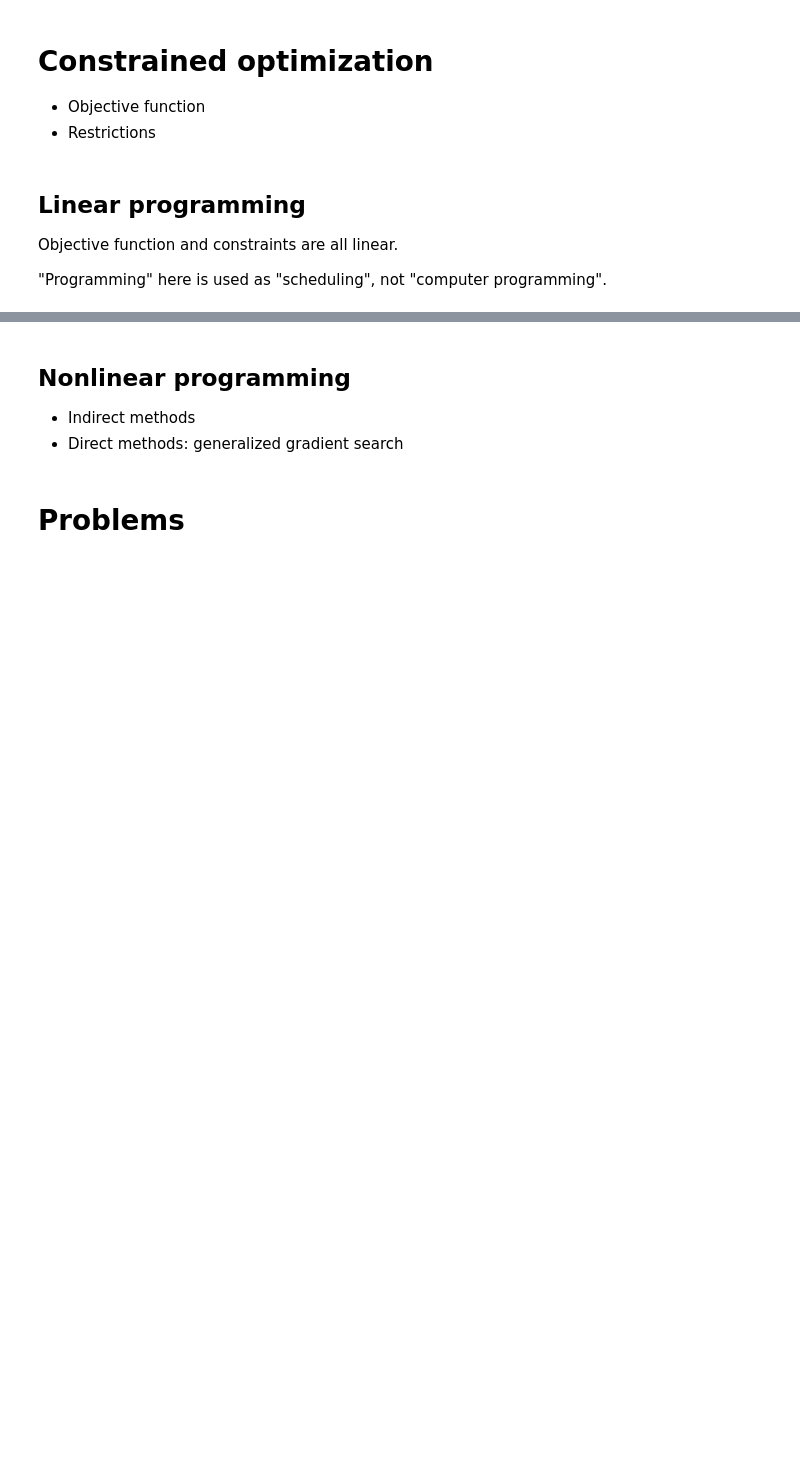
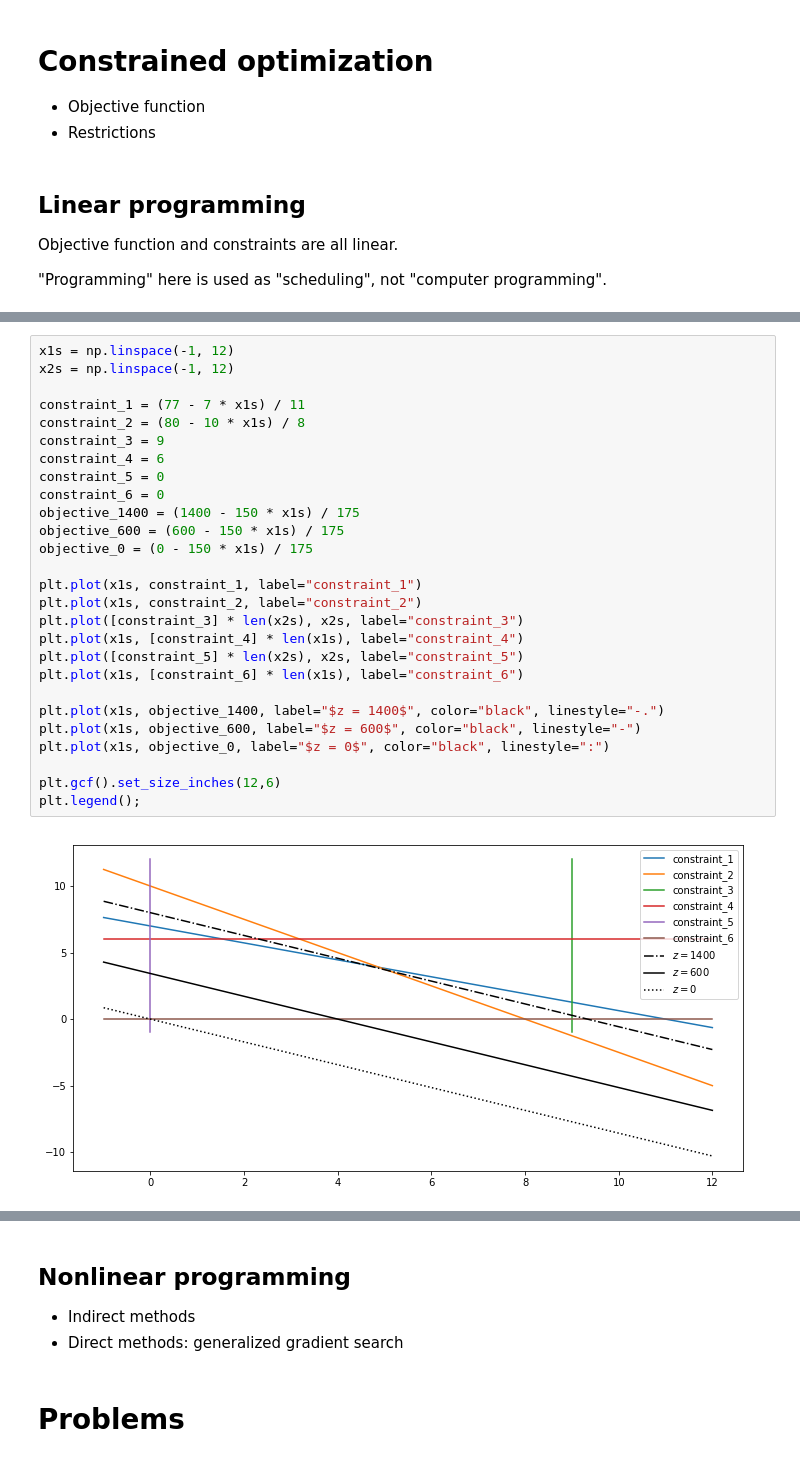
Before and after one commit to danimateos/numerical_methods, a Jupyter notebook: section-04.ipynb, the cells around one changed output, grey strips where cells are left out. Drawn from its saved outputs; the diff is of its cells as text; blank space fills up the shorter version.

```diff
--- a/section-04.ipynb
+++ b/section-04.ipynb
@@ -189,0 +269,29 @@ TODO: the gas-processing plant
+# %%
+x1s = np.linspace(-1, 12)
+x2s = np.linspace(-1, 12)
+
+constraint_1 = (77 - 7 * x1s) / 11
+constraint_2 = (80 - 10 * x1s) / 8
+constraint_3 = 9
+constraint_4 = 6
+constraint_5 = 0
+constraint_6 = 0
+objective_1400 = (1400 - 150 * x1s) / 175
+objective_600 = (600 - 150 * x1s) / 175
+objective_0 = (0 - 150 * x1s) / 175
+
+plt.plot(x1s, constraint_1, label="constraint_1")
+plt.plot(x1s, constraint_2, label="constraint_2")
+plt.plot([constraint_3] * len(x2s), x2s, label="constraint_3")
+plt.plot(x1s, [constraint_4] * len(x1s), label="constraint_4")
+plt.plot([constraint_5] * len(x2s), x2s, label="constraint_5")
+plt.plot(x1s, [constraint_6] * len(x1s), label="constraint_6")
+
+plt.plot(x1s, objective_1400, label="$z = 1400$", color="black", linestyle="-.")
+plt.plot(x1s, objective_600, label="$z = 600$", color="black", linestyle="-")
+plt.plot(x1s, objective_0, label="$z = 0$", color="black", linestyle=":")
+
+plt.gcf().set_size_inches(12,6)
+plt.legend();
+# %% [output]
+[figure, added]
```
Also changed, not shown: parts of 20 cells of this notebook, 1 other file.
